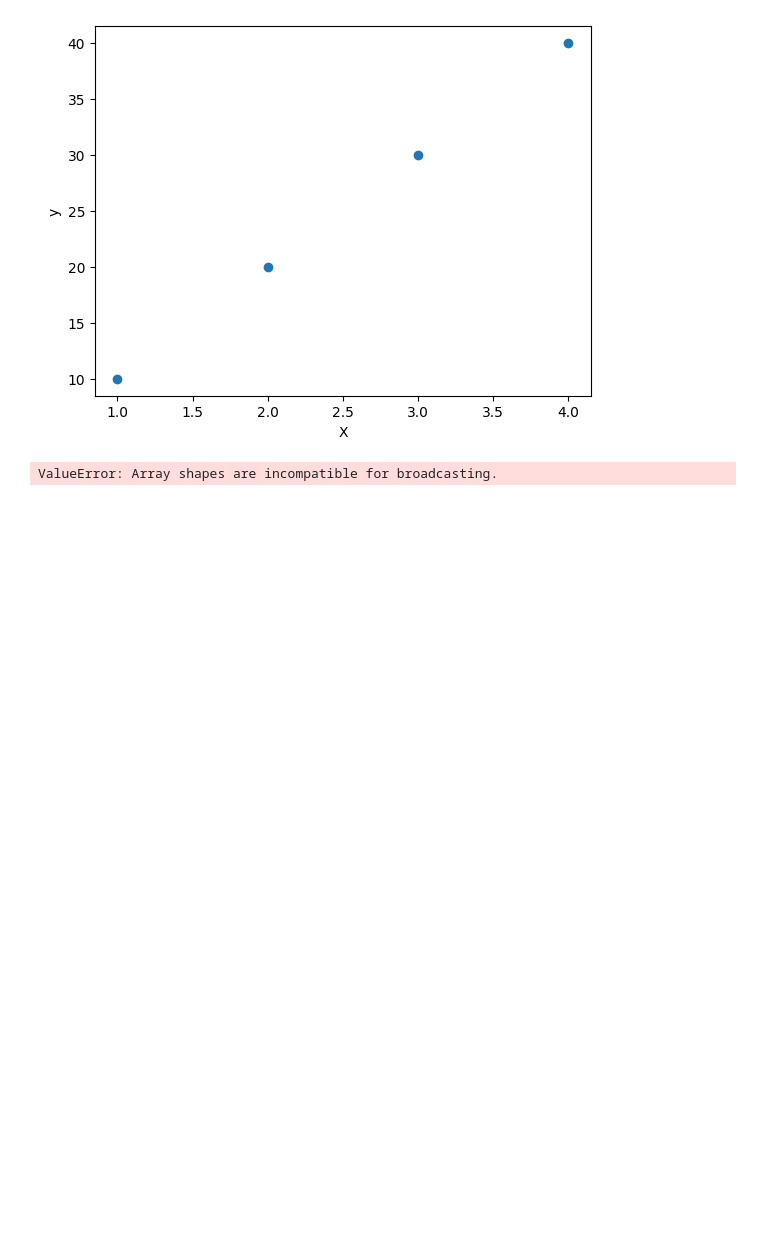
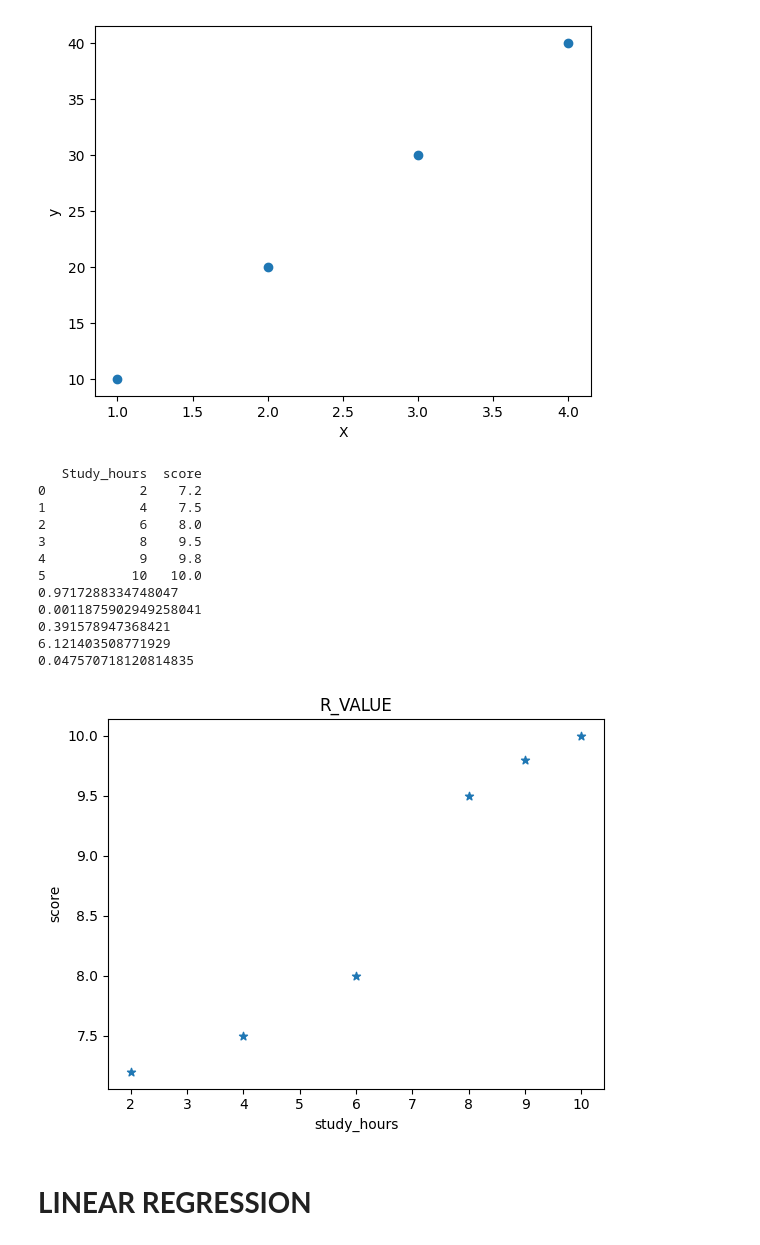
Before and after one commit to keerthimareedu3/keerthi, a Jupyter notebook: MACHINE_LEARNING.ipynb, the cells around one changed output. Saved outputs shown, nothing was run; the diff lists cells and outputs as text; code cells hidden in the pictures; blank space fills up the shorter version.

```diff
--- a/MACHINE_LEARNING.ipynb
+++ b/MACHINE_LEARNING.ipynb
@@ -849,20 +849,40 @@ plt.show()
 # %%
 import pandas as pd
 from scipy import stats
 import matplotlib.pyplot as plt
 d={
-    "Study_hours":[4,6,8,9,10],
-    "score":[7.5,8.0,9.5,9.8,10]
+    "Study_hours":[2,4,6,8,9,10],
+    "score":[7.2,7.5,8.0,9.5,9.8,10]
 
 }
 df=pd.DataFrame(d)
 x=df.Study_hours
 y=df.score
-slope, intercept, r_value, p_value, std_err = stats.linregress(X, y)
+slope, intercept, r_value, p_value, std_err = stats.linregress(x, y)
+plt.title("R_VALUE")
 plt.xlabel("study_hours")
 plt.ylabel("score")
-plt.scatter(x,y)
-print(r_values)
+plt.scatter(x,y,marker="*")
+print(df)
+print(r_value)
+print(p_value)
+print(slope)
+print(intercept)
+print(std_err)
 plt.show()
 # %% [output]
-ValueError: Array shapes are incompatible for broadcasting.
+   Study_hours  score
+0            2    7.2
+1            4    7.5
+2            6    8.0
+3            8    9.5
+4            9    9.8
+5           10   10.0
+0.9717288334748047
+0.0011875902949258041
+0.391578947368421
+6.121403508771929
+0.047570718120814835
+[figure, added]
+# %% [markdown]
+# **LINEAR REGRESSION**
```
Also changed, not shown: parts of 6 cells of this notebook.
